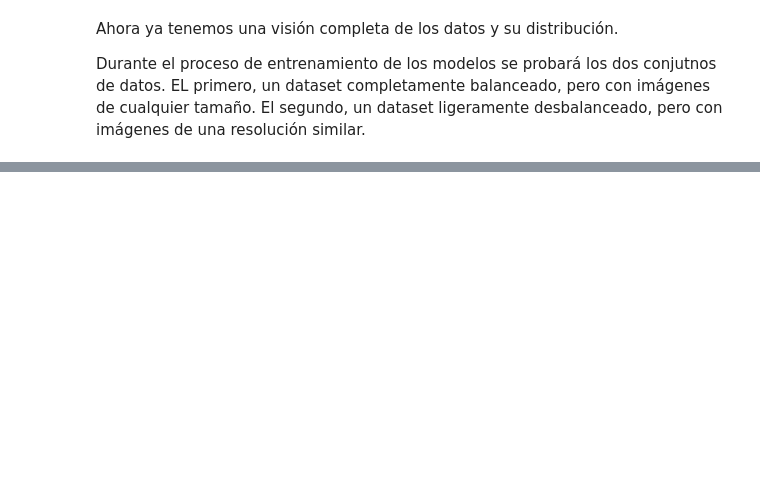
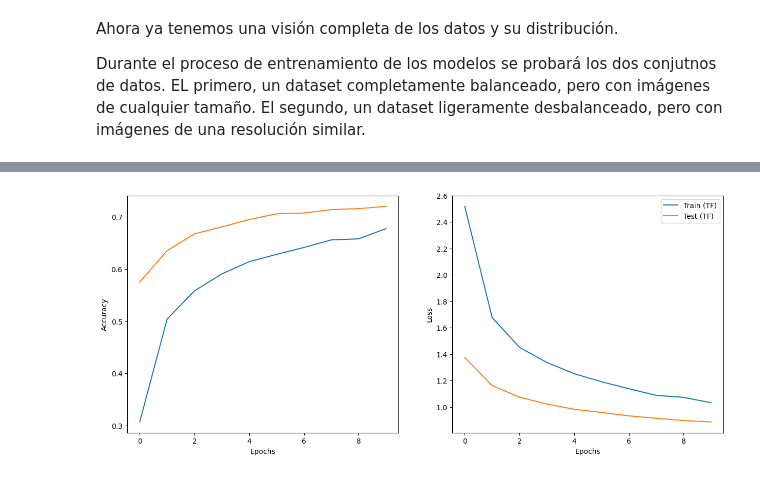
Before and after one commit to carlosgcg00/Vision_Computadora, a Jupyter notebook: Practica_3/Practica_3_CGC.ipynb, the cells around one changed output, grey strips where cells are left out. Drawn from its saved outputs; the diff is of its cells as text; code cells hidden in the pictures; blank space fills up the shorter version.

```diff
--- a/Practica_3/Practica_3_CGC.ipynb
+++ b/Practica_3/Practica_3_CGC.ipynb
@@ -756,0 +733,3 @@ ValueError: Arguments `target` and `output` must have the same rank (ndim). Rece
+# %%
+# base_model = EfficientNetV2B0(weights="imagenet", include_top=False, input_shape=(224, 224, 3))
+base_model = vgg16.VGG16(weights="imagenet", include_top=False, input_shape=(224, 224, 3))
@@ -756,0 +762,19 @@ ValueError: Arguments `target` and `output` must have the same rank (ndim). Rece
+# %%
+x = base_model.output                      # (None, 7, 7, 1280)
+x = GlobalAveragePooling2D()(x)                           # (None, 7*7*1280)
+# x = Flatten()(x)                           # (None, 7*7*1280)
+
+x = Dense(256, activation="relu", name="fc1", kernel_regularizer=keras.regularizers.l2(1e-3))(x)
+x = BatchNormalization()(x)
+x = Dropout(0.5)(x)
+
+outputs = Dense(NUM_CLASSES, activation="softmax", name="softmax")(x)
+
+model = Model(inputs=base_model.input, outputs=outputs)
+
+model.compile(
+    optimizer=Adam(learning_rate=1e-4),
+    loss=tf.keras.losses.SparseCategoricalCrossentropy(),  # labels int (0..10)
+    metrics=["accuracy"],
+)
+model.summary()
@@ -756,0 +803,2 @@ ValueError: Arguments `target` and `output` must have the same rank (ndim). Rece
+# %%
+history = model.fit(train, validation_data=test, epochs=10)
@@ -756,0 +885,21 @@ ValueError: Arguments `target` and `output` must have the same rank (ndim). Rece
+# %%
+# Step 6: Plot results
+fig, axs = plt.subplots(1,2, figsize=(15,6))
+epochs_tf = len(history.history['accuracy'])
+# epochs_ft = len(history_ft.history['accuracy'])
+axs[0].plot(range(0, epochs_tf), history.history['accuracy'], label='Train (TF)')
+axs[0].plot(range(0, epochs_tf), history.history['val_accuracy'], label='Test (TF)')
+# axs[0].plot(range(epochs_tf, epochs_tf+epochs_ft), history_ft.history['accuracy'], label='Train (FT)')
+# axs[0].plot(range(epochs_tf, epochs_tf+epochs_ft), history_ft.history['val_accuracy'], label='Test (FT)')
+axs[0].set_xlabel('Epochs')
+axs[0].set_ylabel('Accuracy')
+axs[1].plot(range(0, epochs_tf), history.history['loss'], label='Train (TF)')
+axs[1].plot(range(0, epochs_tf), history.history['val_loss'], label='Test (TF)')
+# axs[1].plot(range(epochs_tf, epochs_tf+epochs_ft), history_ft.history['loss'], label='Train (FT)')
+# axs[1].plot(range(epochs_tf, epochs_tf+epochs_ft), history_ft.history['val_loss'], label='Test (FT)')
+axs[1].set_xlabel('Epochs')
+axs[1].set_ylabel('Loss')
+plt.legend()
+plt.show()
+# %% [output]
+[figure, added]
```
Also changed, not shown: parts of 36 cells of this notebook, 2 other files.
